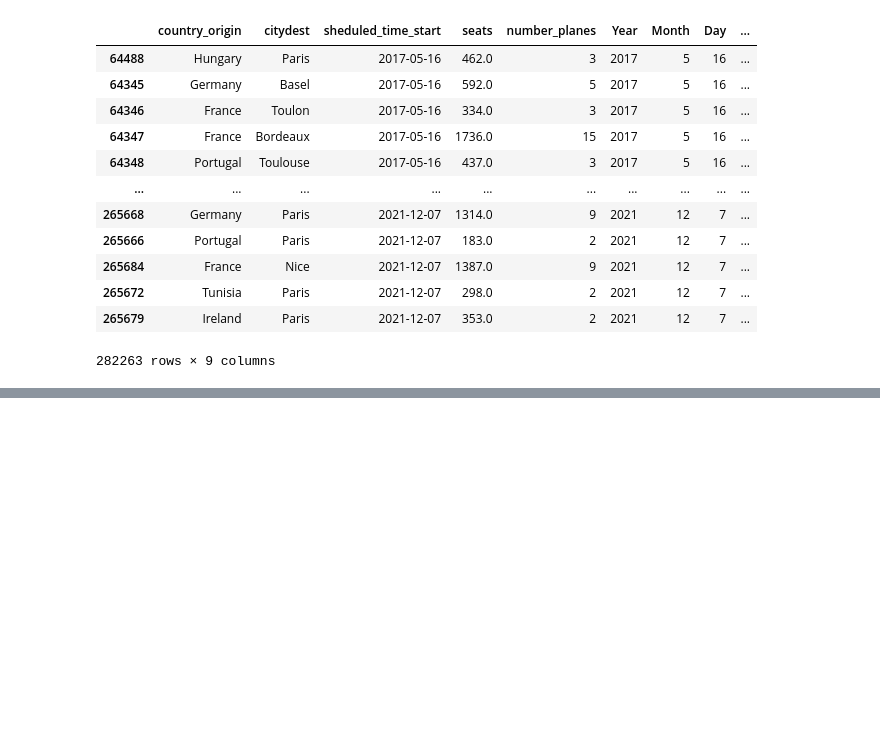
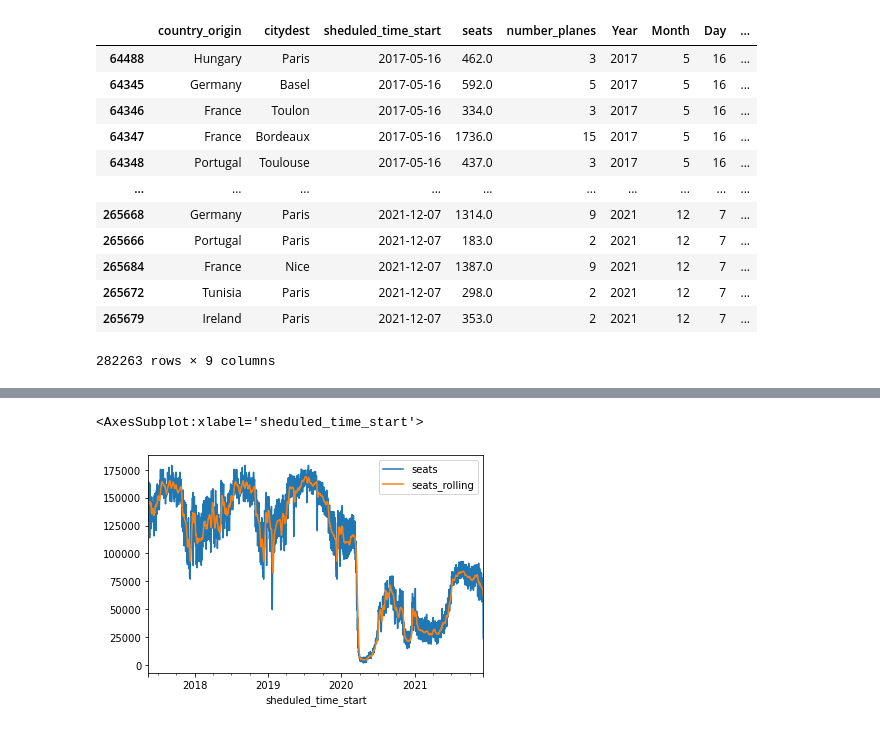
Before and after one commit to julienowack/stat_app, a Jupyter notebook: Agregation_modeles.ipynb, the cells around one changed output, grey strips where cells are left out. Cells and saved outputs as stored; diff of their text form; code cells hidden in the pictures; blank space fills up the shorter version.

```diff
--- a/Agregation_modeles.ipynb
+++ b/Agregation_modeles.ipynb
@@ -102,0 +137,5 @@ df_paris
+# %%
+df_air_trafic2[["seats","seats_rolling"]].plot()
+# %% [output]
+<AxesSubplot:xlabel='sheduled_time_start'>
+[figure, added]
```
Also changed, not shown: parts of 31 cells of this notebook.
